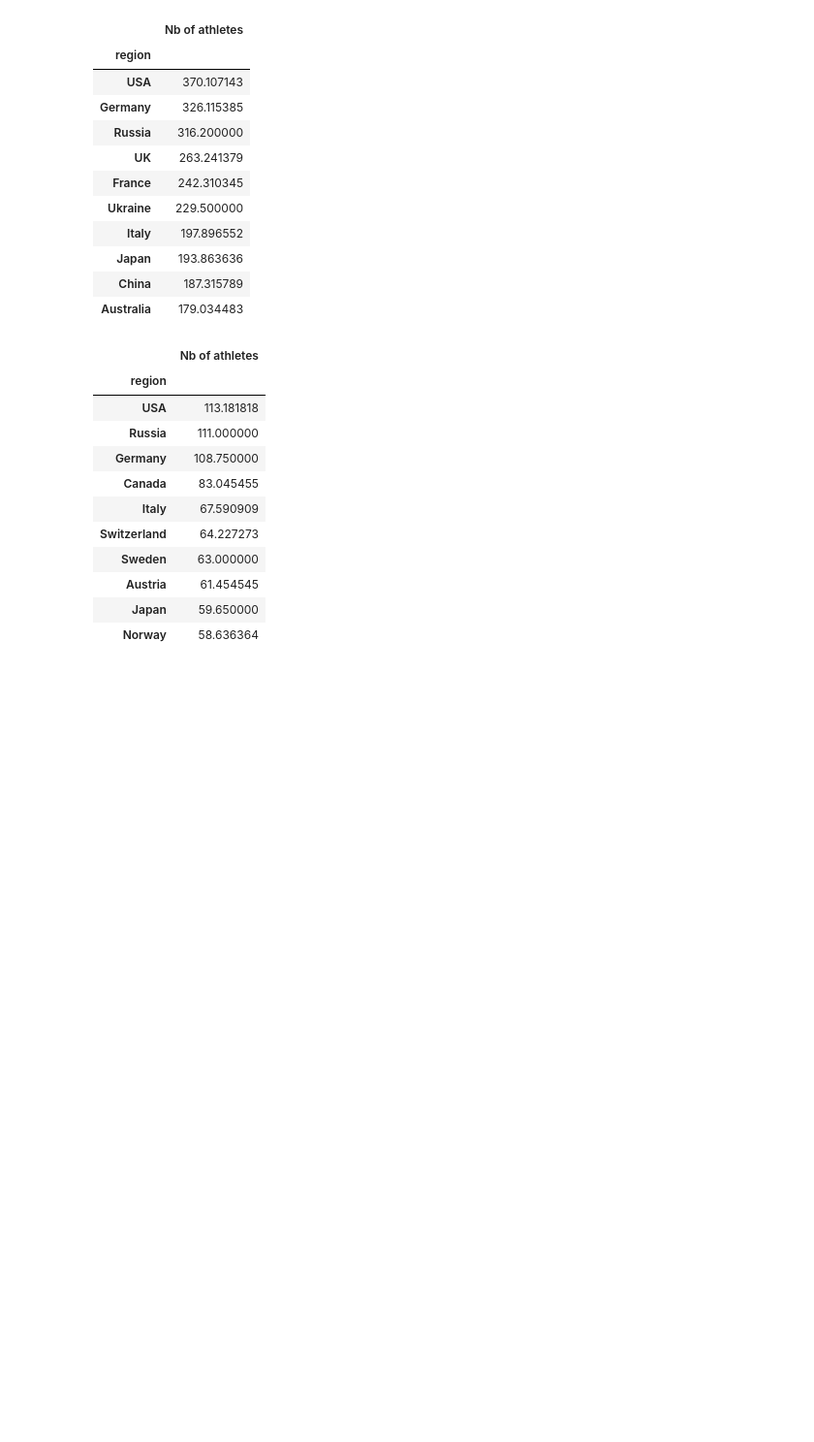
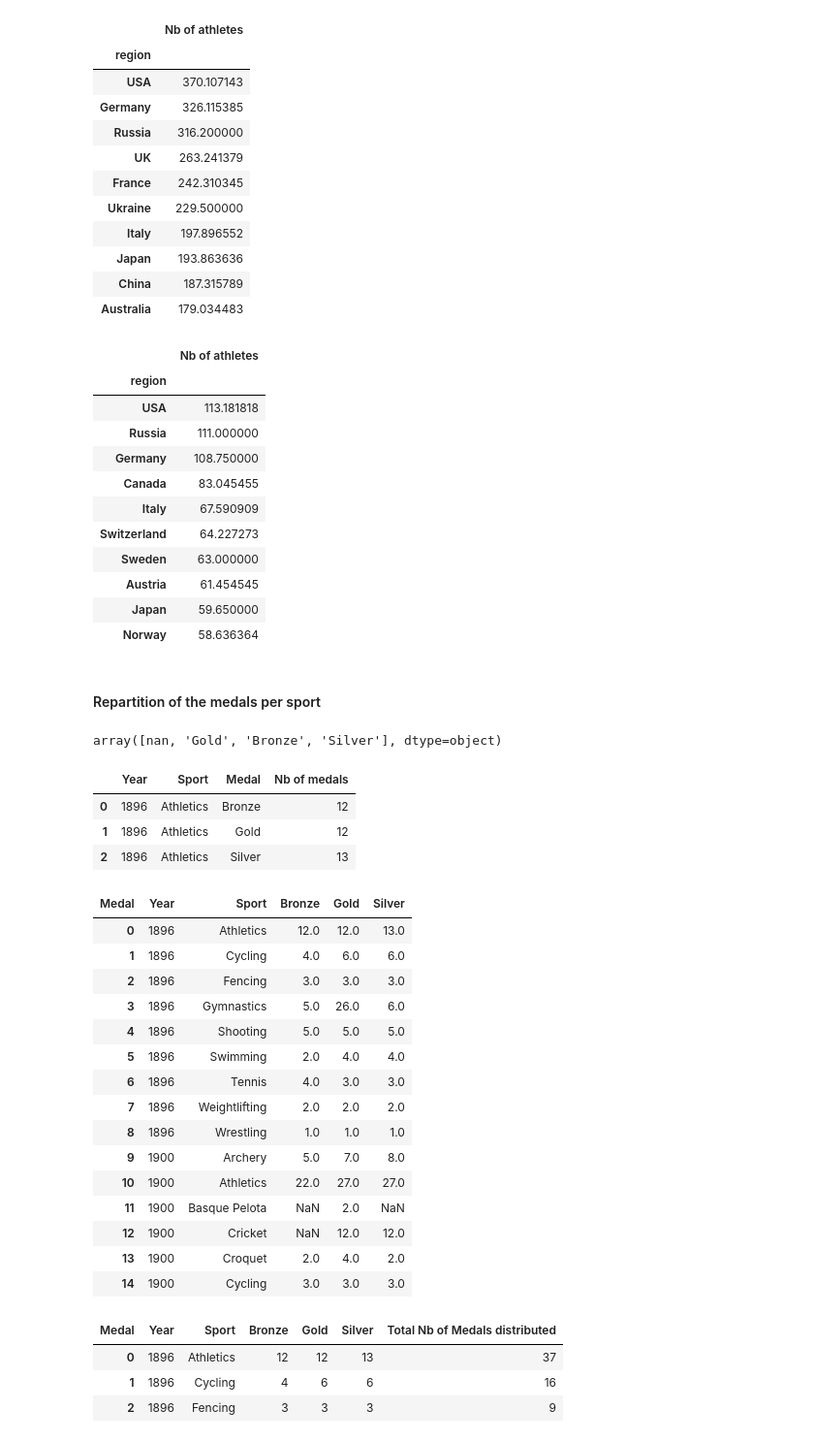
Before and after one commit to Maryam-Dollet/Dataviz_project, a Jupyter notebook: dataviz_guillaume.ipynb, the cells around one changed output. Shown at 97% size. Saved outputs shown, nothing was run; the diff lists cells and outputs as text; code cells hidden in the pictures; blank space fills up the shorter version.

Commit message:
number of medals per sport in summer games

```diff
--- a/dataviz_guillaume.ipynb
+++ b/dataviz_guillaume.ipynb
@@ -145,3 +145,55 @@ fig.show()
 # we animate the graph to see the evolution of the number of athletes per year and per country in winter games
 fig = px.scatter(athletes_per_country_winter[athletes_per_country_winter['region'].isin(top_10_countries_winter.index)], x="Year", y="Nb of athletes", color="region", animation_frame="Year", animation_group="region", size="Nb of athletes", hover_name="region", range_x=[1920,2016], range_y=[0,300], title="Number of athletes per year and per country")
 fig.show()
+# %% [markdown]
+#### Repartition of the medals per sport
+# %%
+#  we want to plot the number of medals distributed per sport in summer games and winter games
+summer_games = df_merged[df_merged.Season == 'Summer']
+winter_games = df_merged[df_merged.Season == 'Winter']
+# %%
+# All the differents possibilities for the column 'Medals'
+summer_games.Medal.unique()
+# %% [output]
+array([nan, 'Gold', 'Bronze', 'Silver'], dtype=object)
+# %%
+# the number of gold silver and bronze medals distributed per sport in summer games
+# i want to have 5 columns : Year, Sport, Gold, Silver, Bronze
+summer_medals = summer_games.groupby(['Year', 'Sport', 'Medal']).size().reset_index(name='Nb of medals')
+summer_medals.head(3)
+# %% [output]
+|  | Year | Sport | Medal | Nb of medals |
+| 0 | 1896 | Athletics | Bronze | 12 |
+| 1 | 1896 | Athletics | Gold | 12 |
+| 2 | 1896 | Athletics | Silver | 13 |
+# %%
+summer_medals = summer_medals.pivot_table(index=['Year', 'Sport'], columns='Medal', values='Nb of medals', aggfunc='sum').reset_index()
+summer_medals.head(15)
+# %% [output]
+| Medal | Year | Sport | Bronze | Gold | Silver |
+| 0 | 1896 | Athletics | 12.0 | 12.0 | 13.0 |
+| 1 | 1896 | Cycling | 4.0 | 6.0 | 6.0 |
+| 2 | 1896 | Fencing | 3.0 | 3.0 | 3.0 |
+| 3 | 1896 | Gymnastics | 5.0 | 26.0 | 6.0 |
+| 4 | 1896 | Shooting | 5.0 | 5.0 | 5.0 |
+| 5 | 1896 | Swimming | 2.0 | 4.0 | 4.0 |
+| 6 | 1896 | Tennis | 4.0 | 3.0 | 3.0 |
+| 7 | 1896 | Weightlifting | 2.0 | 2.0 | 2.0 |
+| 8 | 1896 | Wrestling | 1.0 | 1.0 | 1.0 |
+| 9 | 1900 | Archery | 5.0 | 7.0 | 8.0 |
+| 10 | 1900 | Athletics | 22.0 | 27.0 | 27.0 |
+| 11 | 1900 | Basque Pelota | NaN | 2.0 | NaN |
+| 12 | 1900 | Cricket | NaN | 12.0 | 12.0 |
+| 13 | 1900 | Croquet | 2.0 | 4.0 | 2.0 |
+| 14 | 1900 | Cycling | 3.0 | 3.0 | 3.0 |
+# %%
+summer_medals = summer_medals.fillna(0)
+summer_medals = summer_medals.astype({'Gold': 'int32', 'Silver': 'int32', 'Bronze': 'int32'})
+# nombre total de médailles par sport
+summer_medals['Total Nb of Medals distributed'] = summer_medals['Gold'] + summer_medals['Silver'] + summer_medals['Bronze']
+summer_medals.head(3)
+# %% [output]
+| Medal | Year | Sport | Bronze | Gold | Silver | Total Nb of Medals distributed |
+| 0 | 1896 | Athletics | 12 | 12 | 13 | 37 |
+| 1 | 1896 | Cycling | 4 | 6 | 6 | 16 |
+| 2 | 1896 | Fencing | 3 | 3 | 3 | 9 |
```
Also changed, not shown: parts of 5 cells of this notebook.
